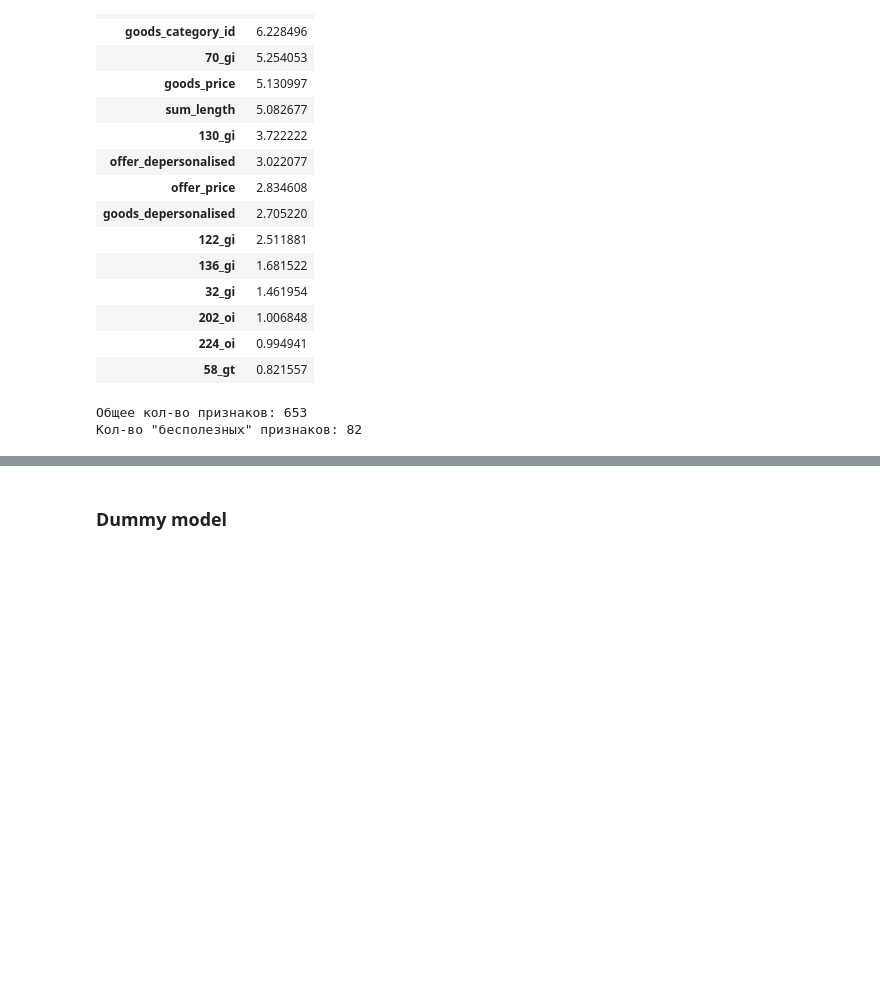
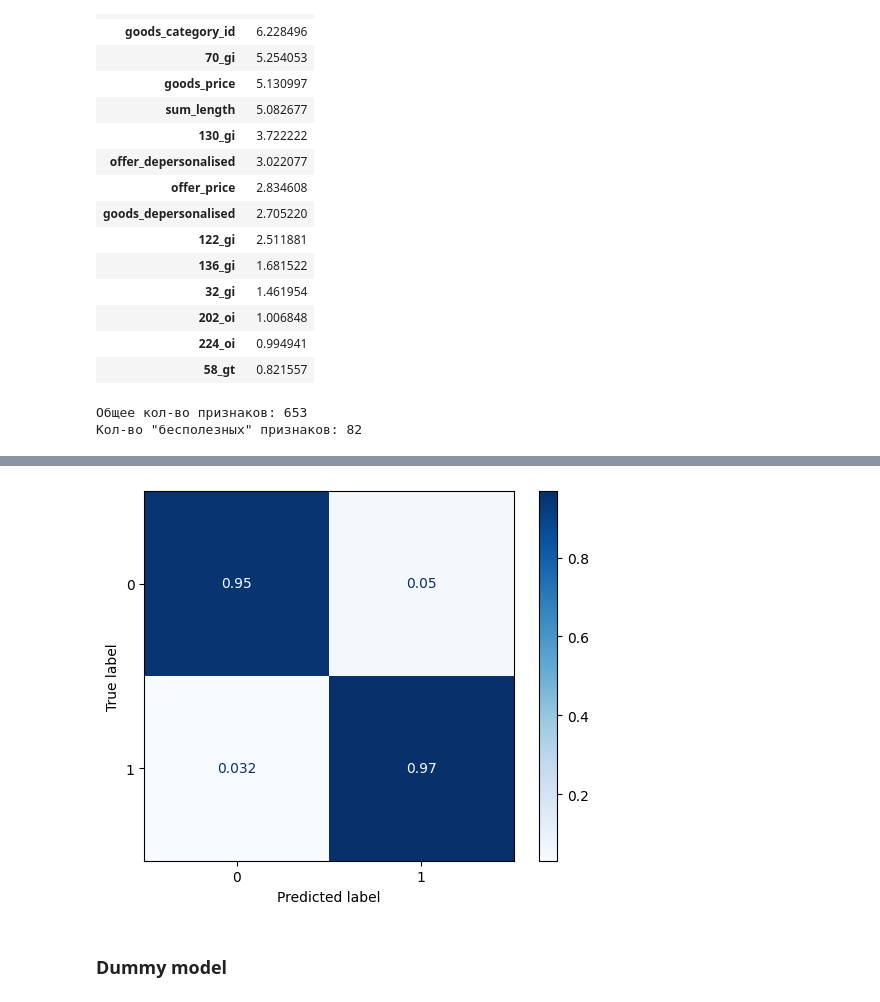
Before and after one commit to Danspers/Samokat.tech-Matching, a Jupyter notebook: Samokat.tech-Matching.ipynb, the cells around one changed output, grey strips where cells are left out. Saved outputs shown, nothing was run; the diff lists cells and outputs as text; code cells hidden in the pictures; blank space fills up the shorter version.

```diff
--- a/Samokat.tech-Matching.ipynb
+++ b/Samokat.tech-Matching.ipynb
@@ -1287,3 +1425,8 @@ model_CB.get_feature_importance(prettified=True)
+# %%
+# матрица ошибок
+ConfusionMatrixDisplay.from_predictions(valid_Y, valid_pred, cmap=plt.cm.Blues, normalize='true');
+# %% [output]
+[figure, added]
 # %% [markdown]
 ### Dummy model
 # %%
```
Also changed, not shown: parts of 16 cells of this notebook.
